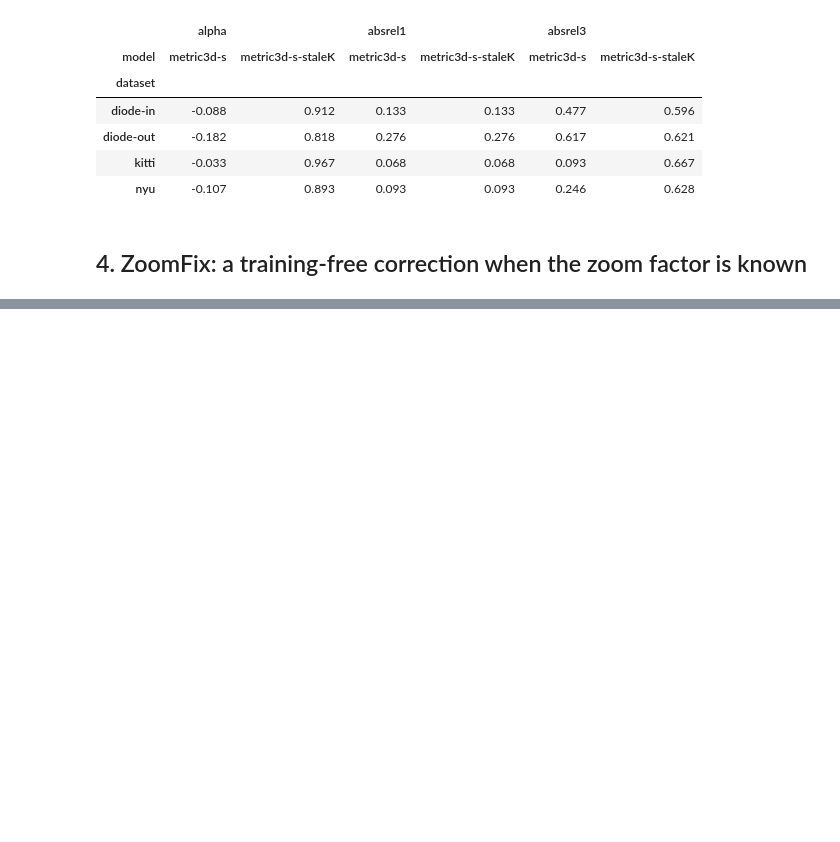
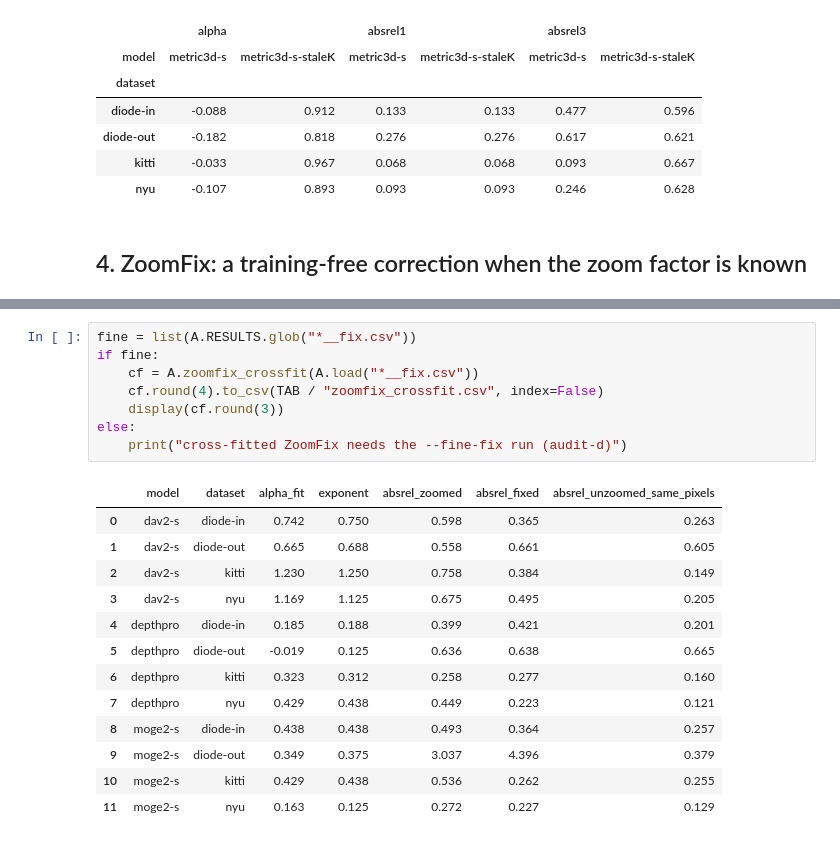
Before and after one commit to rabeyanoor/zoom-equivariance, a Jupyter notebook: notebooks/04_off_centre_and_stale_K.ipynb, the cells around one changed output, grey strips where cells are left out. Drawn from its saved outputs; the diff is of its cells as text; blank space fills up the shorter version.

Commit message:
Optical vs digital controls and cross fitted ZoomFix results

```diff
--- a/notebooks/04_off_centre_and_stale_K.ipynb
+++ b/notebooks/04_off_centre_and_stale_K.ipynb
@@ -151,0 +163,22 @@ else:
+# %%
+fine = list(A.RESULTS.glob("*__fix.csv"))
+if fine:
+    cf = A.zoomfix_crossfit(A.load("*__fix.csv"))
+    cf.round(4).to_csv(TAB / "zoomfix_crossfit.csv", index=False)
+    display(cf.round(3))
+else:
+    print("cross-fitted ZoomFix needs the --fine-fix run (audit-d)")
+# %% [output]
+|  | model | dataset | alpha_fit | exponent | absrel_zoomed | absrel_fixed | absrel_unzoomed_same_pixels |
+| 0 | dav2-s | diode-in | 0.742 | 0.750 | 0.598 | 0.365 | 0.263 |
+| 1 | dav2-s | diode-out | 0.665 | 0.688 | 0.558 | 0.661 | 0.605 |
+| 2 | dav2-s | kitti | 1.230 | 1.250 | 0.758 | 0.384 | 0.149 |
+| 3 | dav2-s | nyu | 1.169 | 1.125 | 0.675 | 0.495 | 0.205 |
+| 4 | depthpro | diode-in | 0.185 | 0.188 | 0.399 | 0.421 | 0.201 |
+| 5 | depthpro | diode-out | -0.019 | 0.125 | 0.636 | 0.638 | 0.665 |
+| 6 | depthpro | kitti | 0.323 | 0.312 | 0.258 | 0.277 | 0.160 |
+| 7 | depthpro | nyu | 0.429 | 0.438 | 0.449 | 0.223 | 0.121 |
+| 8 | moge2-s | diode-in | 0.438 | 0.438 | 0.493 | 0.364 | 0.257 |
+| 9 | moge2-s | diode-out | 0.349 | 0.375 | 3.037 | 4.396 | 0.379 |
+| 10 | moge2-s | kitti | 0.429 | 0.438 | 0.536 | 0.262 | 0.255 |
+| 11 | moge2-s | nyu | 0.163 | 0.125 | 0.272 | 0.227 | 0.129 |
```
Also changed, not shown: parts of 2 cells of this notebook, 45 other files.
